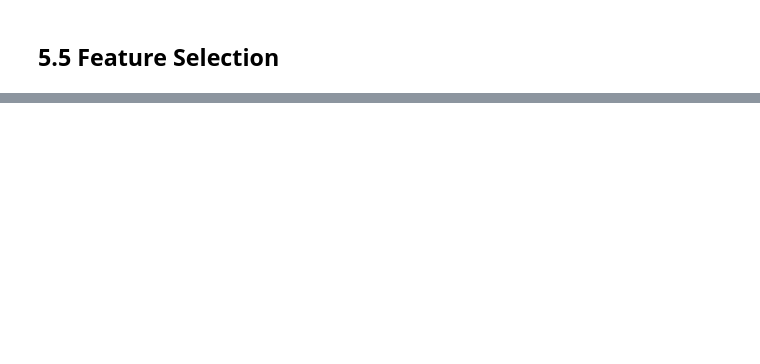
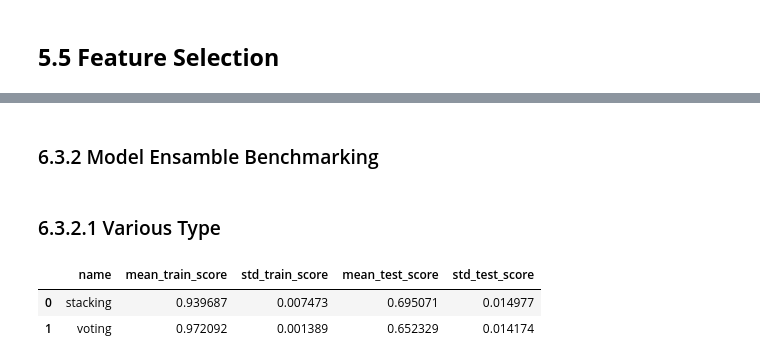
Before and after one commit to haneandreanu/bank-marketing, a Jupyter notebook: notebook/bank-marketing-analysis.ipynb, the cells around one changed output, grey strips where cells are left out. Cells and saved outputs as stored; diff of their text form; code cells hidden in the pictures; blank space fills up the shorter version.

```diff
--- a/notebook/bank-marketing-analysis.ipynb
+++ b/notebook/bank-marketing-analysis.ipynb
@@ -760,0 +935,17 @@ TypeError: boolean value of NA is ambiguous
+# %%
+# Initialize model
+logreg   = LogisticRegression(random_state=RANDOM_STATE, class_weight="balanced")
+knn      = KNeighborsClassifier()
+dt       = DecisionTreeClassifier(random_state=RANDOM_STATE, class_weight="balanced")
+rf       = RandomForestClassifier(random_state=RANDOM_STATE, class_weight="balanced")
+gb       = GradientBoostingClassifier(random_state=RANDOM_STATE)
+adaboost = AdaBoostClassifier(random_state=RANDOM_STATE)
+# %%
+list_models = {
+    "LogisticRegression"     : logreg,
+    "KNN"                    : knn,
+    "DecisionTreeClassifier" : dt,
+    "RandomForestClassifier" : rf,
+    "GradientBoost"          : gb,
+    "AdaBoost"               : adaboost,
+}
@@ -760,0 +1034,21 @@ TypeError: boolean value of NA is ambiguous
+# %% [markdown]
+### 6.3.2 Model Ensamble Benchmarking
+# %% [markdown]
+### 6.3.2.1 Various Type
+# %%
+# model initialization
+voting = VotingClassifier(estimators=[("rf", rf), ("dt", dt), ("knn", knn)])
+stacking = StackingClassifier(estimators=[("rf", rf), ("dt", dt), ("knn", knn)],
+                              final_estimator=gb)
+# %%
+# benchmark process
+benchmark_various = benchmark_models(pipeline=base_pipeline, list_models={"voting": voting, "stacking": stacking}, x_train=x_train,y_train=y_train,
+                    scoring=f2_scorer,
+                    cv=5,
+                    random_state=RANDOM_STATE)
+# %%
+benchmark_various
+# %% [output]
+|  | name | mean_train_score | std_train_score | mean_test_score | std_test_score |
+| 0 | stacking | 0.939687 | 0.007473 | 0.695071 | 0.014977 |
+| 1 | voting | 0.972092 | 0.001389 | 0.652329 | 0.014174 |
```
Also changed, not shown: parts of 27 cells of this notebook.
